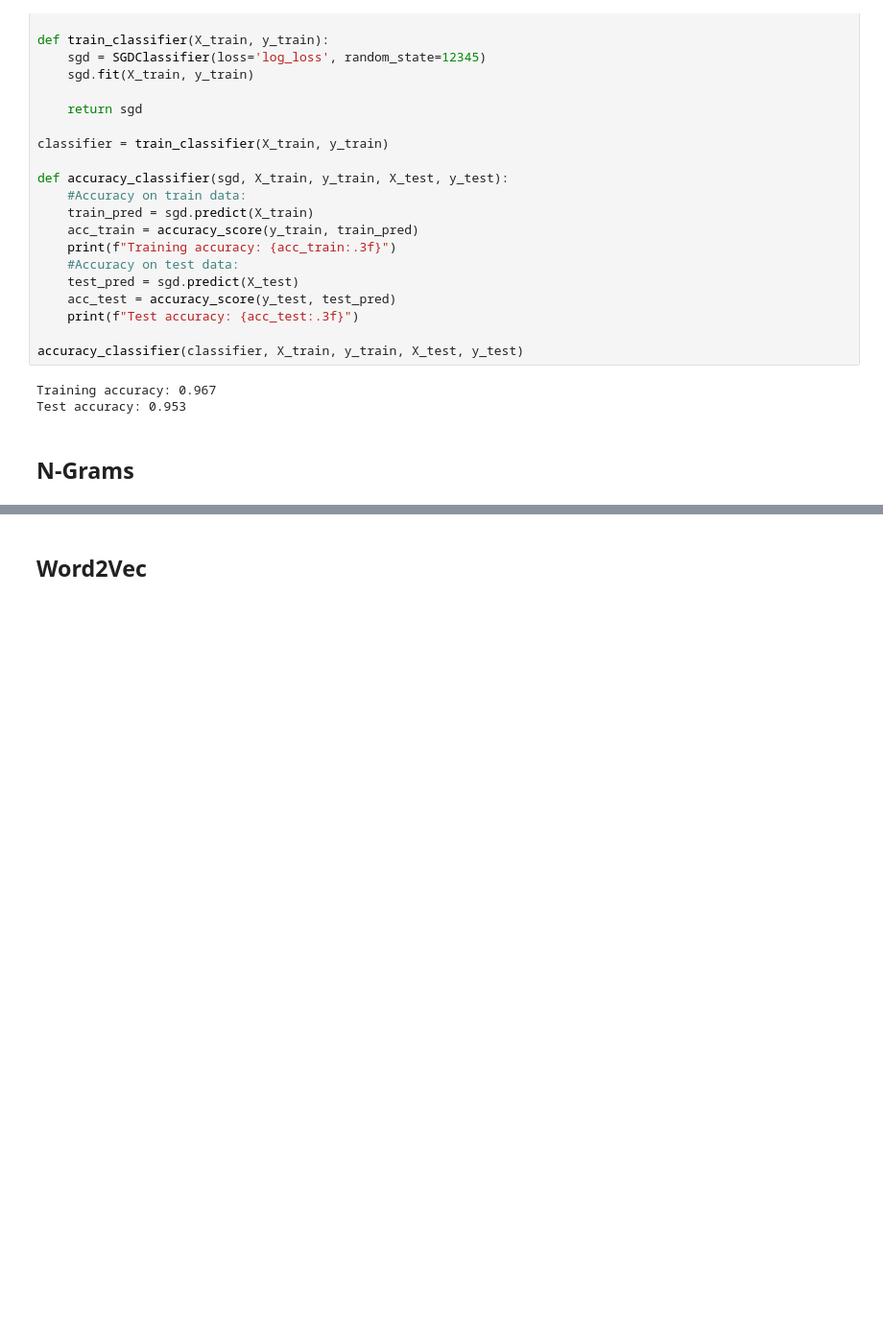
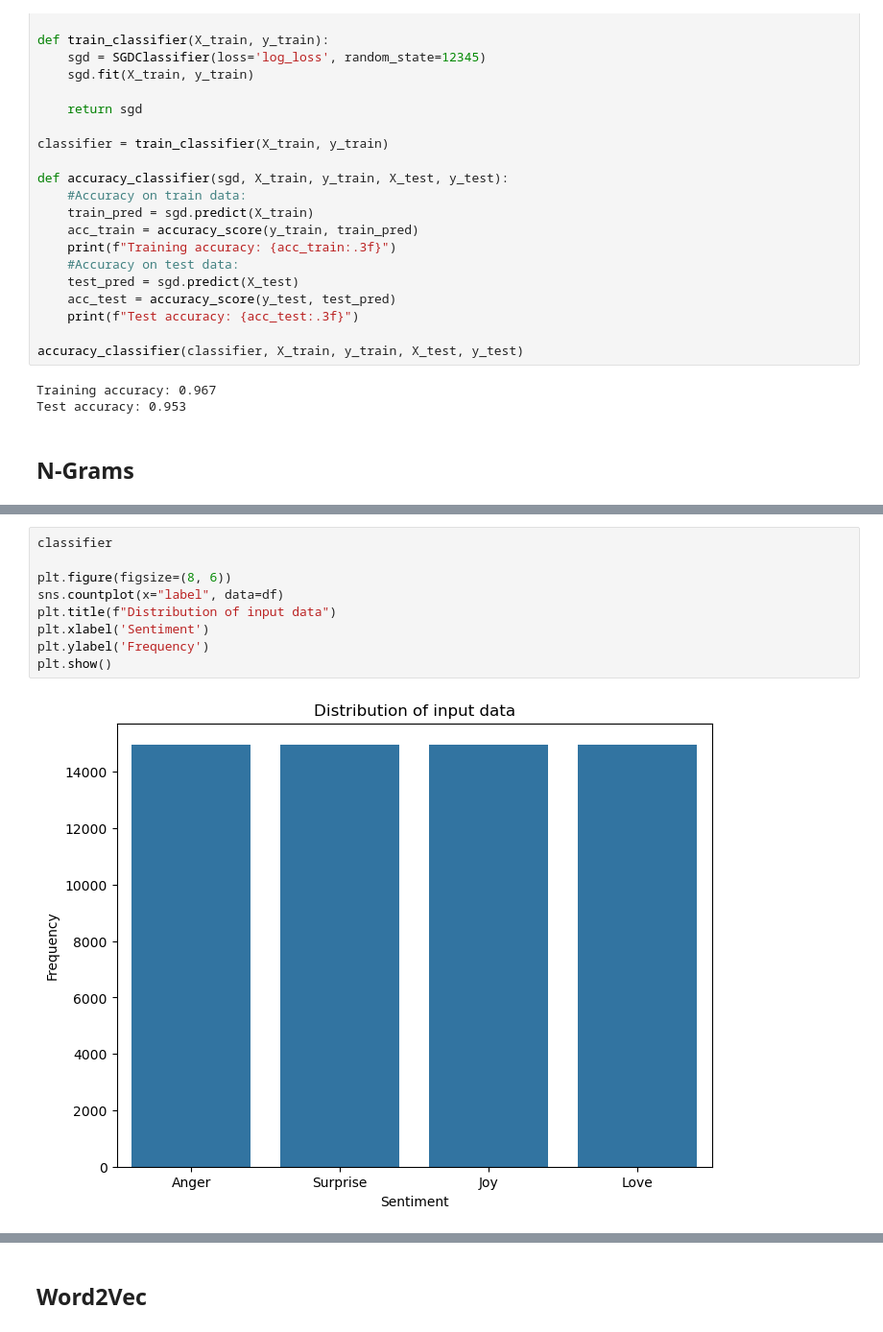
Before and after one commit to dxvidnrt/DataScience, a Jupyter notebook: assign2/02_text_mining.ipynb, the cells around one changed output, grey strips where cells are left out. Shown at 96% size. Drawn from its saved outputs; the diff is of its cells as text; blank space fills up the shorter version.

```diff
--- a/assign2/02_text_mining.ipynb
+++ b/assign2/02_text_mining.ipynb
@@ -238,0 +241,11 @@ Prediction: ['Love']
+# %%
+classifier
+
+plt.figure(figsize=(8, 6))
+sns.countplot(x="label", data=df)
+plt.title(f"Distribution of input data")
+plt.xlabel('Sentiment')
+plt.ylabel('Frequency')
+plt.show()
+# %% [output]
+[figure, added]
```
Also changed, not shown: parts of 10 cells of this notebook.
